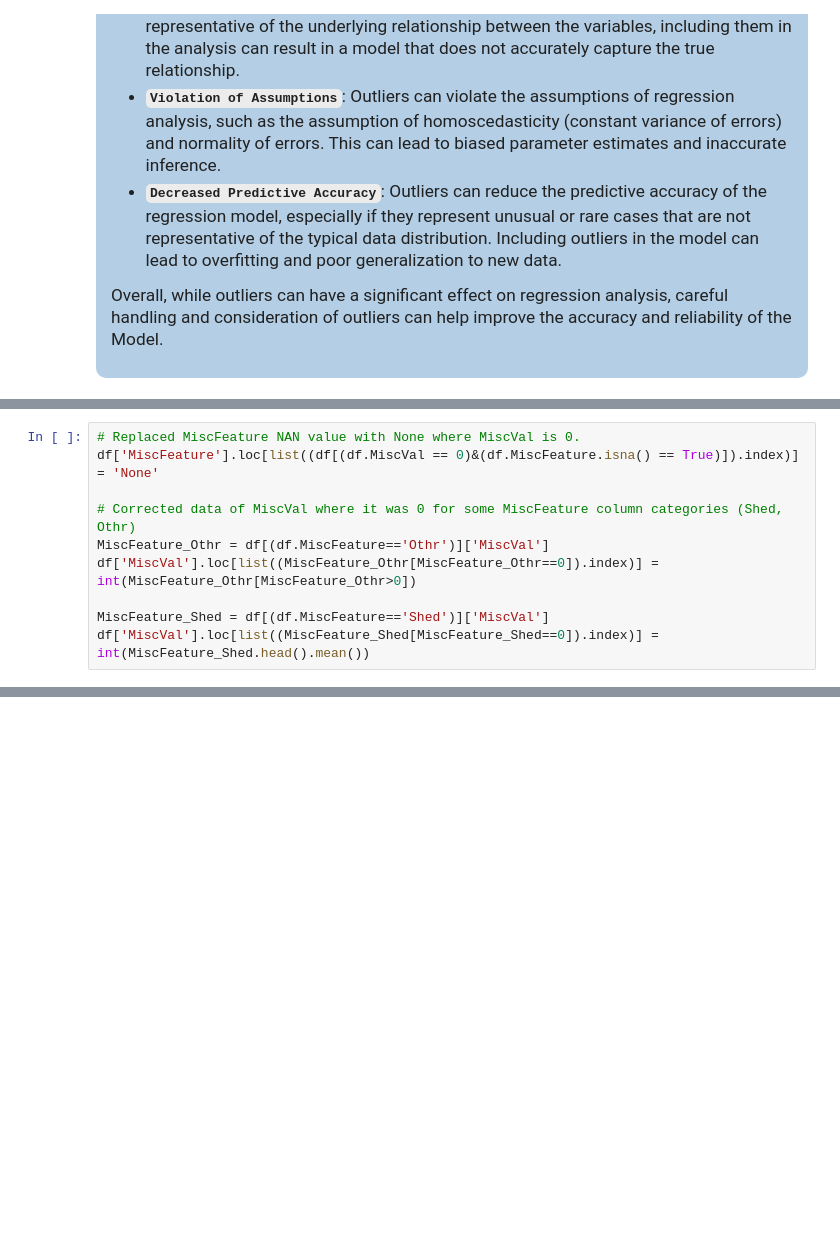
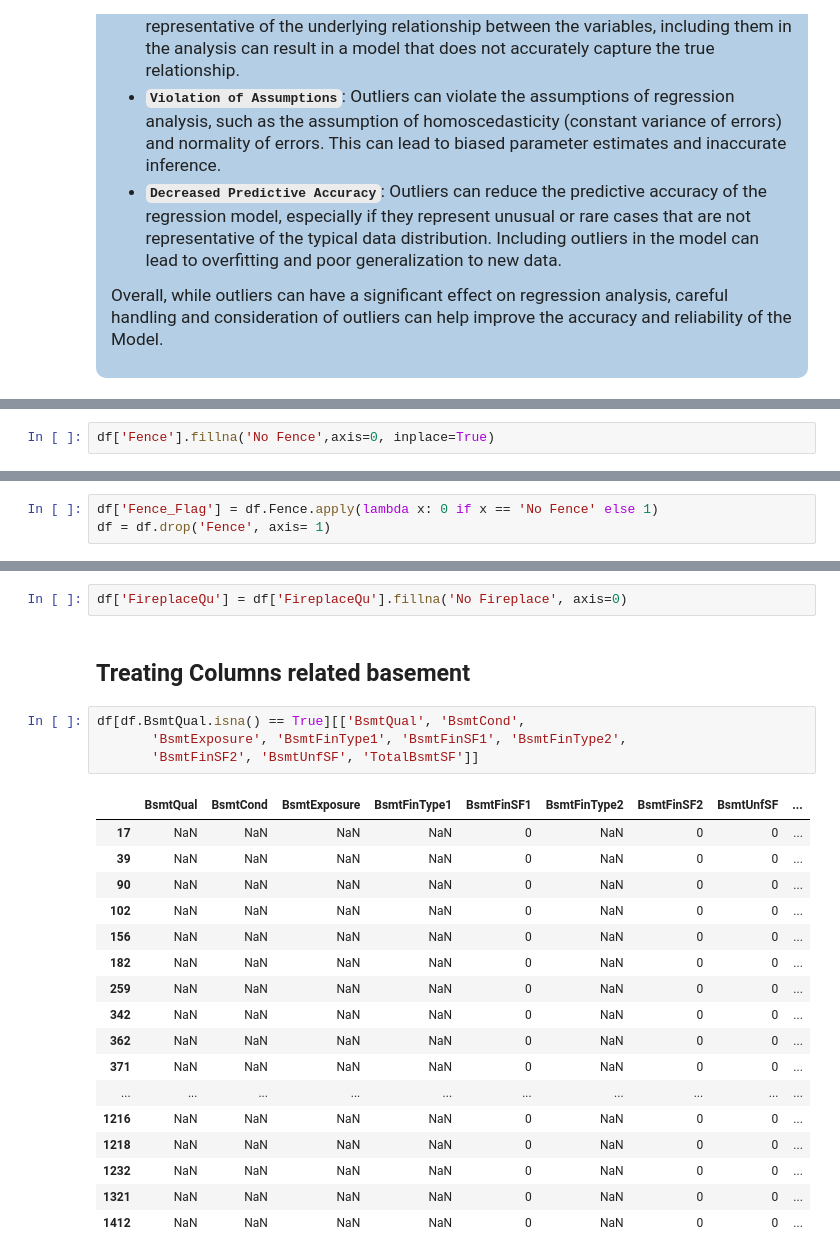
Before and after one commit to Akshat180/House_prices_prediction, a Jupyter notebook: House Price Prediction.ipynb, the cells around one changed output, grey strips where cells are left out. Saved outputs shown, nothing was run; the diff lists cells and outputs as text; blank space fills up the shorter version.

```diff
--- a/House Price Prediction.ipynb
+++ b/House Price Prediction.ipynb
@@ -407,10 +338,0 @@ Name: count, dtype: int64
-# %%
-# Replaced MiscFeature NAN value with None where MiscVal is 0.
-df['MiscFeature'].loc[list((df[(df.MiscVal == 0)&(df.MiscFeature.isna() == True)]).index)] = 'None'
-
-# Corrected data of MiscVal where it was 0 for some MiscFeature column categories (Shed, Othr)
-MiscFeature_Othr = df[(df.MiscFeature=='Othr')]['MiscVal']
-df['MiscVal'].loc[list((MiscFeature_Othr[MiscFeature_Othr==0]).index)] = int(MiscFeature_Othr[MiscFeature_Othr>0])
-
-MiscFeature_Shed = df[(df.MiscFeature=='Shed')]['MiscVal']
-df['MiscVal'].loc[list((MiscFeature_Shed[MiscFeature_Shed==0]).index)] = int(MiscFeature_Shed.head().mean())
@@ -429,0 +437,2 @@ See the caveats in the documentation: https://pandas.pydata.org/pandas-docs/stab
+# %%
+df['Fence'].fillna('No Fence',axis=0, inplace=True)
@@ -429,0 +441,3 @@ See the caveats in the documentation: https://pandas.pydata.org/pandas-docs/stab
+# %%
+df['Fence_Flag'] = df.Fence.apply(lambda x: 0 if x == 'No Fence' else 1)
+df = df.drop('Fence', axis= 1)
@@ -429,0 +464,26 @@ See the caveats in the documentation: https://pandas.pydata.org/pandas-docs/stab
+# %%
+df['FireplaceQu'] = df['FireplaceQu'].fillna('No Fireplace', axis=0)
+# %% [markdown]
+## Treating Columns related basement
+# %%
+df[df.BsmtQual.isna() == True][['BsmtQual', 'BsmtCond',
+       'BsmtExposure', 'BsmtFinType1', 'BsmtFinSF1', 'BsmtFinType2',
+       'BsmtFinSF2', 'BsmtUnfSF', 'TotalBsmtSF']]
+# %% [output]
+|  | BsmtQual | BsmtCond | BsmtExposure | BsmtFinType1 | BsmtFinSF1 | BsmtFinType2 | BsmtFinSF2 | BsmtUnfSF | ... |
+| 17 | NaN | NaN | NaN | NaN | 0 | NaN | 0 | 0 | ... |
+| 39 | NaN | NaN | NaN | NaN | 0 | NaN | 0 | 0 | ... |
+| 90 | NaN | NaN | NaN | NaN | 0 | NaN | 0 | 0 | ... |
+| 102 | NaN | NaN | NaN | NaN | 0 | NaN | 0 | 0 | ... |
+| 156 | NaN | NaN | NaN | NaN | 0 | NaN | 0 | 0 | ... |
+| 182 | NaN | NaN | NaN | NaN | 0 | NaN | 0 | 0 | ... |
+| 259 | NaN | NaN | NaN | NaN | 0 | NaN | 0 | 0 | ... |
+| 342 | NaN | NaN | NaN | NaN | 0 | NaN | 0 | 0 | ... |
+| 362 | NaN | NaN | NaN | NaN | 0 | NaN | 0 | 0 | ... |
+| 371 | NaN | NaN | NaN | NaN | 0 | NaN | 0 | 0 | ... |
+| ... | ... | ... | ... | ... | ... | ... | ... | ... | ... |
+| 1216 | NaN | NaN | NaN | NaN | 0 | NaN | 0 | 0 | ... |
+| 1218 | NaN | NaN | NaN | NaN | 0 | NaN | 0 | 0 | ... |
+| 1232 | NaN | NaN | NaN | NaN | 0 | NaN | 0 | 0 | ... |
+| 1321 | NaN | NaN | NaN | NaN | 0 | NaN | 0 | 0 | ... |
+| 1412 | NaN | NaN | NaN | NaN | 0 | NaN | 0 | 0 | ... |
```
Also changed, not shown: parts of 42 cells of this notebook.
